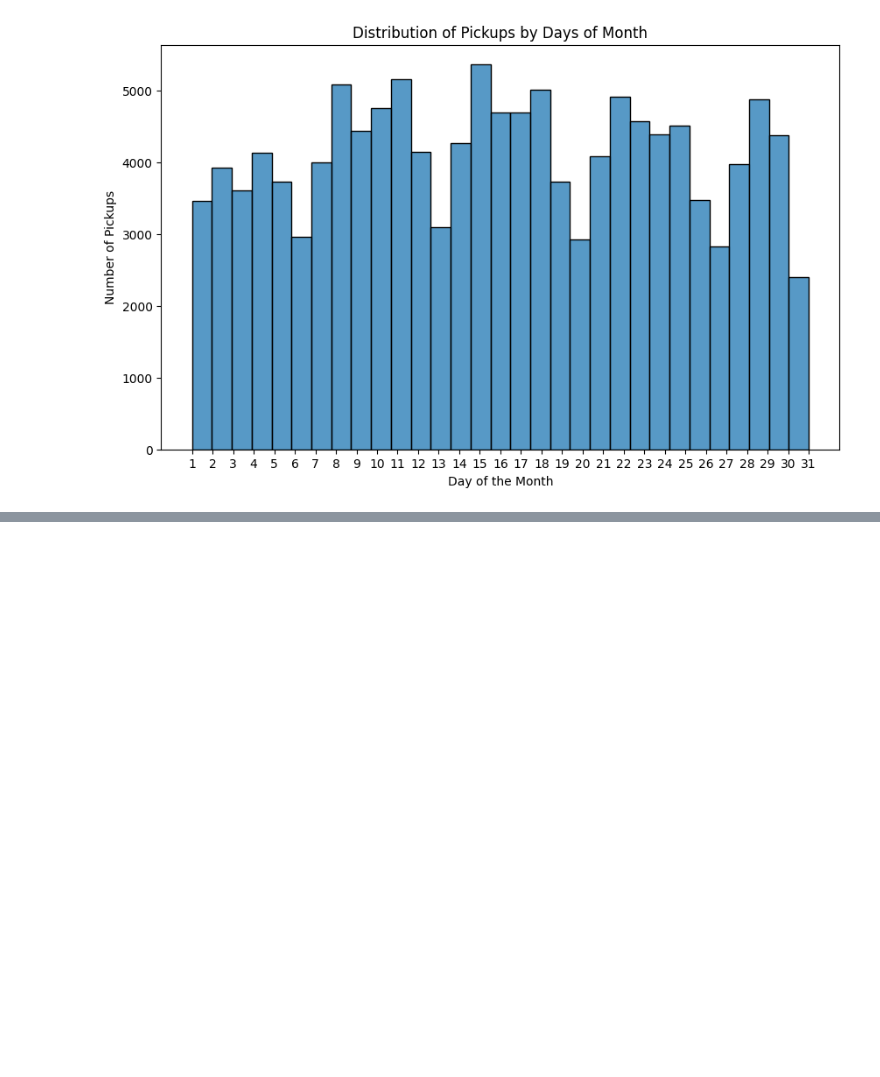
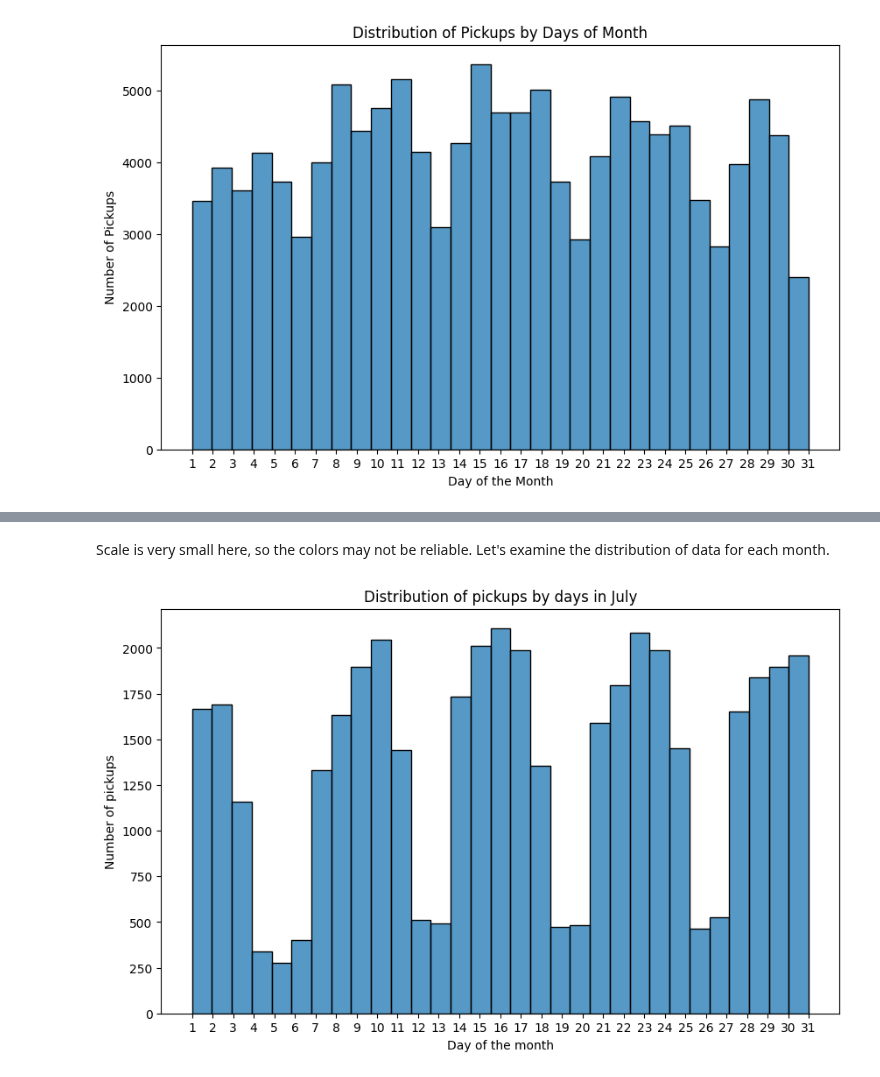
Before and after one commit to savicm5/mlProject, a Jupyter notebook: src/06_other_skyline.ipynb, the cells around one changed output, grey strips where cells are left out. Saved outputs shown, nothing was run; the diff lists cells and outputs as text; code cells hidden in the pictures; blank space fills up the shorter version.

```diff
--- a/src/06_other_skyline.ipynb
+++ b/src/06_other_skyline.ipynb
@@ -174,0 +238,6 @@ plot_rides_by_day_of_month(data)
+# %% [markdown]
+Scale is very small here, so the colors may not be reliable. Let's examine the distribution of data for each month.
+# %%
+plot_rides_by_day_for_specific_month(data,'July')
+# %% [output]
+[figure, added]
```
Also changed, not shown: parts of 32 cells of this notebook.
